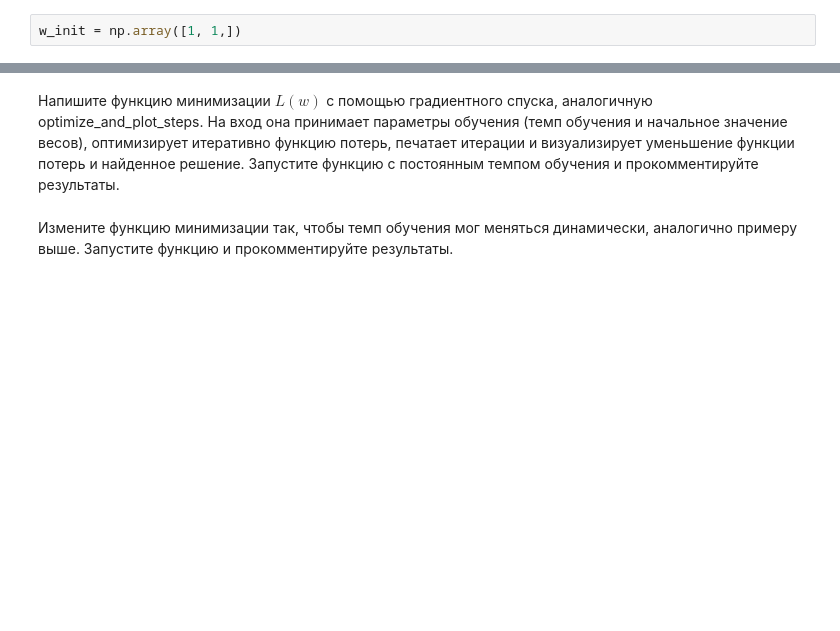
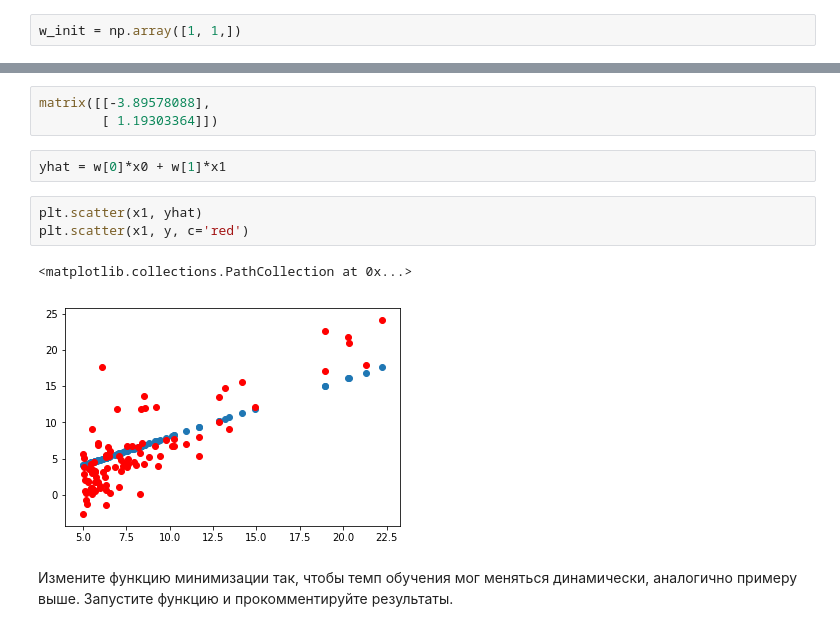
Before and after one commit to GrachevArtem/dl-course-big, a Jupyter notebook: week1/seminar/Seminar_1.ipynb, the cells around one changed output, grey strips where cells are left out. Cells and saved outputs as stored; diff of their text form; blank space fills up the shorter version.

```diff
--- a/week1/seminar/Seminar_1.ipynb
+++ b/week1/seminar/Seminar_1.ipynb
@@ -309,5 +354,14 @@ print(w)
-# %% [markdown]
-Напишите функцию минимизации $L(w)$ с помощью градиентного спуска, аналогичную optimize_and_plot_steps. На вход она принимает параметры обучения (темп обучения и начальное значение весов), оптимизирует итеративно функцию потерь, печатает итерации и визуализирует уменьшение функции потерь и найденное решение. Запустите функцию с постоянным темпом обучения и прокомментируйте результаты.
+# %%
+matrix([[-3.89578088],
+        [ 1.19303364]])
+# %%
+yhat = w[0]*x0 + w[1]*x1
+# %%
+plt.scatter(x1, yhat)
+plt.scatter(x1, y, c='red')
+# %% [output]
+<matplotlib.collections.PathCollection at 0x...>
+[figure, added]
 # %% [markdown]
 Измените функцию минимизации так, чтобы темп обучения мог меняться динамически, аналогично примеру выше. Запустите функцию и прокомментируйте результаты.
 # %% [markdown]
```
Also changed, not shown: parts of 15 cells of this notebook, 4 other files.
